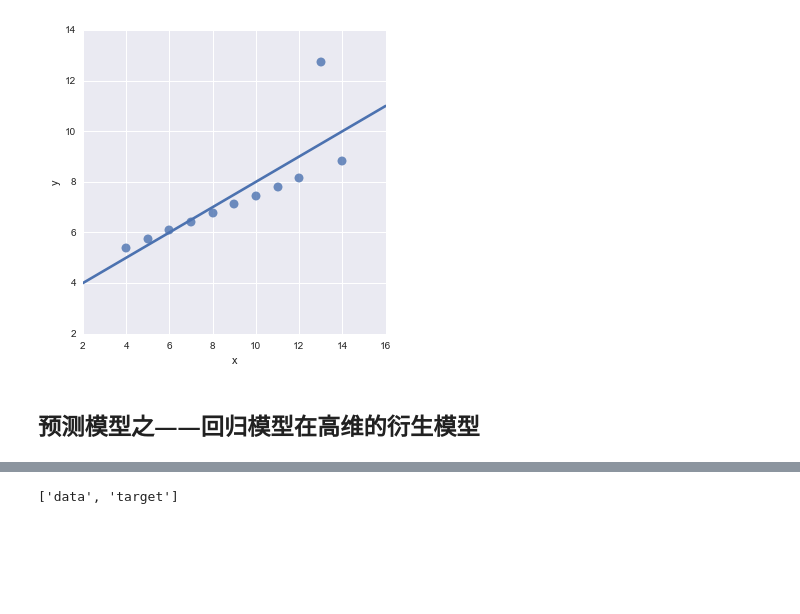
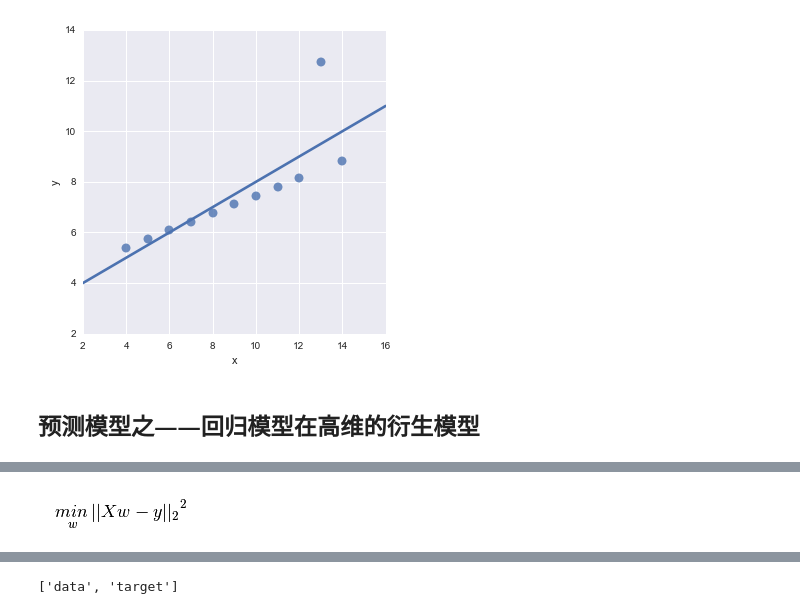
Before and after one commit to yishi/Data-Science-Series-in-Python, a Jupyter notebook: the_introduction_of_data_science_04.ipynb, the cells around one changed output, grey strips where cells are left out. Saved outputs shown, nothing was run; the diff lists cells and outputs as text; code cells hidden in the pictures; blank space fills up the shorter version.

```diff
--- a/the_introduction_of_data_science_04.ipynb
+++ b/the_introduction_of_data_science_04.ipynb
@@ -206,0 +184,4 @@ Image('img/regression_outlier.PNG')
+# %%
+Image('img/ols.PNG')
+# %% [output]
+[figure, added]
```
Also changed, not shown: parts of 23 cells of this notebook.
